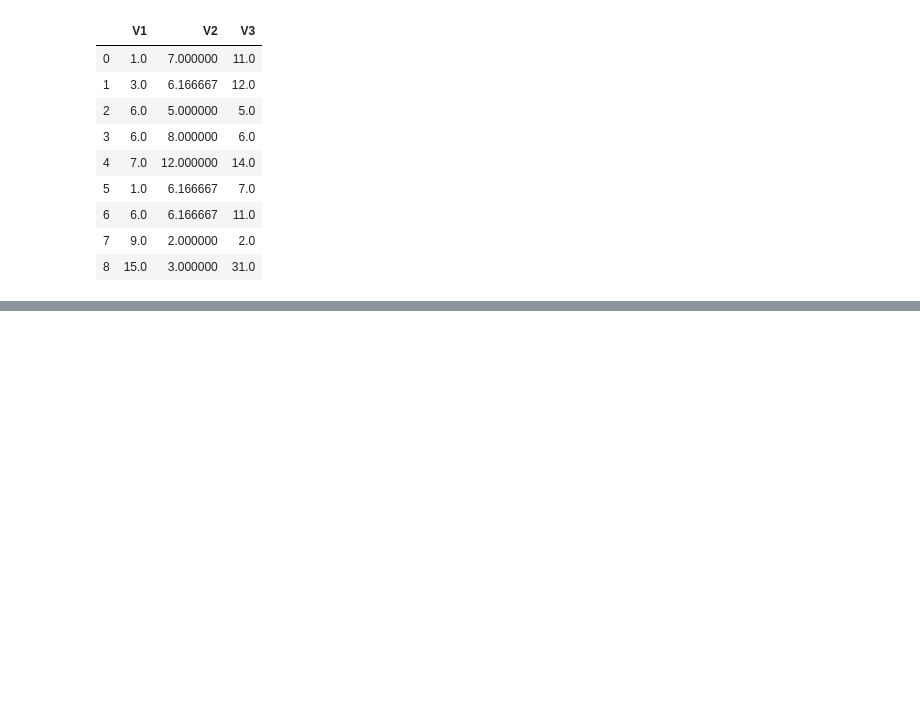
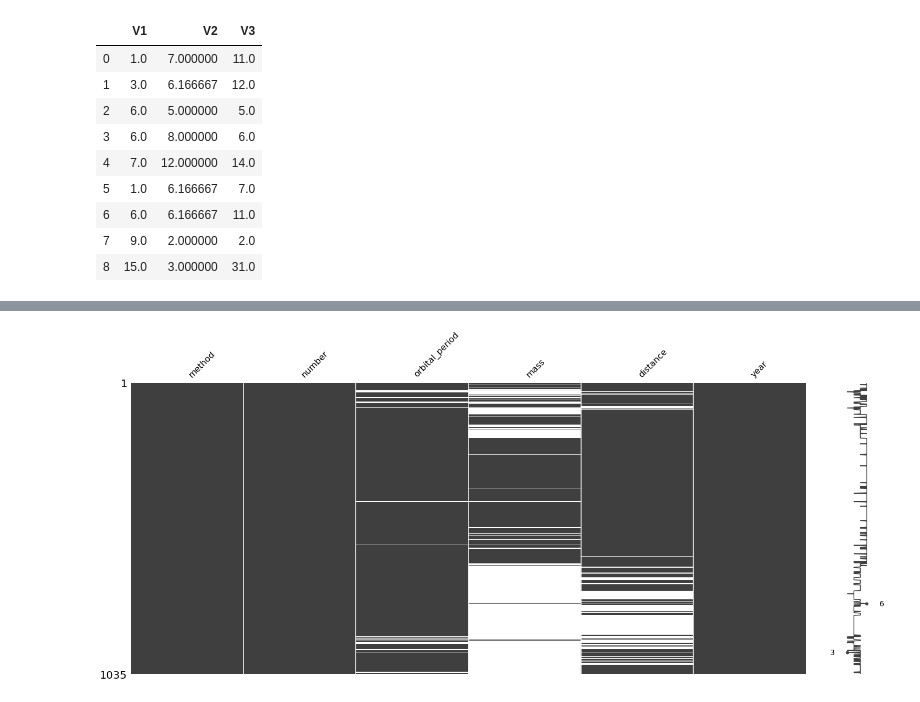
Before and after one commit to mertorelio/machine_learning_notes, a Jupyter notebook: 3.Eksik Gözlem.ipynb, the cells around one changed output, grey strips where cells are left out. Cells and saved outputs as stored; diff of their text form; code cells hidden in the pictures; blank space fills up the shorter version.

```diff
--- a/3.Eksik Gözlem.ipynb
+++ b/3.Eksik Gözlem.ipynb
@@ -149,0 +178,4 @@ df.apply(lambda x: x.fillna(x.mean()),axis = 0) #her bir değişkeni yakaladığ
+# %%
+import seaborn as sns
+df =sns.load_dataset('planets')
+df.head()
@@ -149,0 +199,4 @@ df.apply(lambda x: x.fillna(x.mean()),axis = 0) #her bir değişkeni yakaladığ
+# %%
+msno.matrix(df); #boşluklardan eksik veriler hakkında genel bir gözlem sağlayabiliriz
+# %% [output]
+[figure, added]
```
Also changed, not shown: parts of 9 cells of this notebook, 5 other files.
